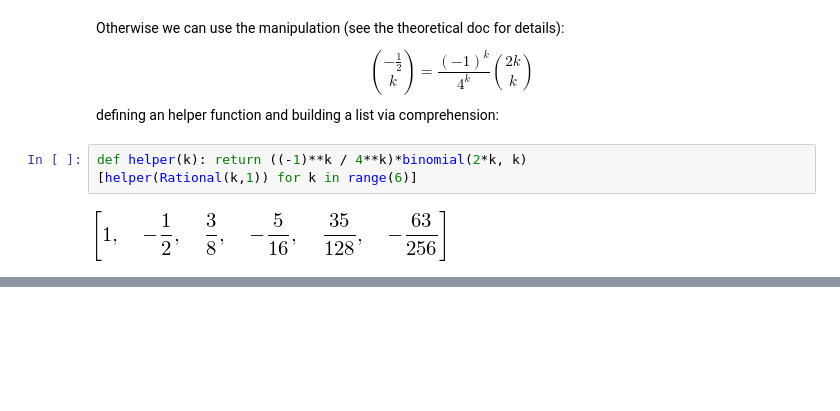
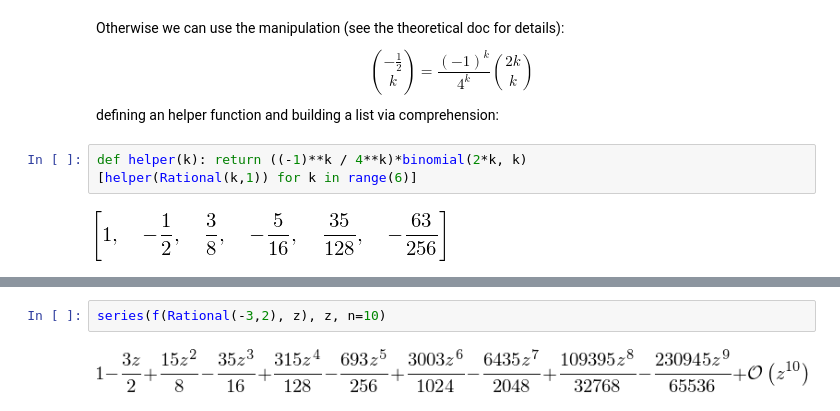
Before and after one commit to massimo-nocentini/pacc, a Jupyter notebook: sympy-notebook/Analysis of Algorithms.ipynb, the cells around one changed output, grey strips where cells are left out. Saved outputs shown, nothing was run; the diff lists cells and outputs as text; blank space fills up the shorter version.

```diff
--- a/sympy-notebook/Analysis of Algorithms.ipynb
+++ b/sympy-notebook/Analysis of Algorithms.ipynb
@@ -118,0 +149,4 @@ def helper(k): return ((-1)**k / 4**k)*binomial(2*k, k)
+# %%
+series(f(Rational(-3,2), z), z, n=10)
+# %% [output]
+[figure, added]
```
Also changed, not shown: parts of 26 cells of this notebook, 2 other files.
